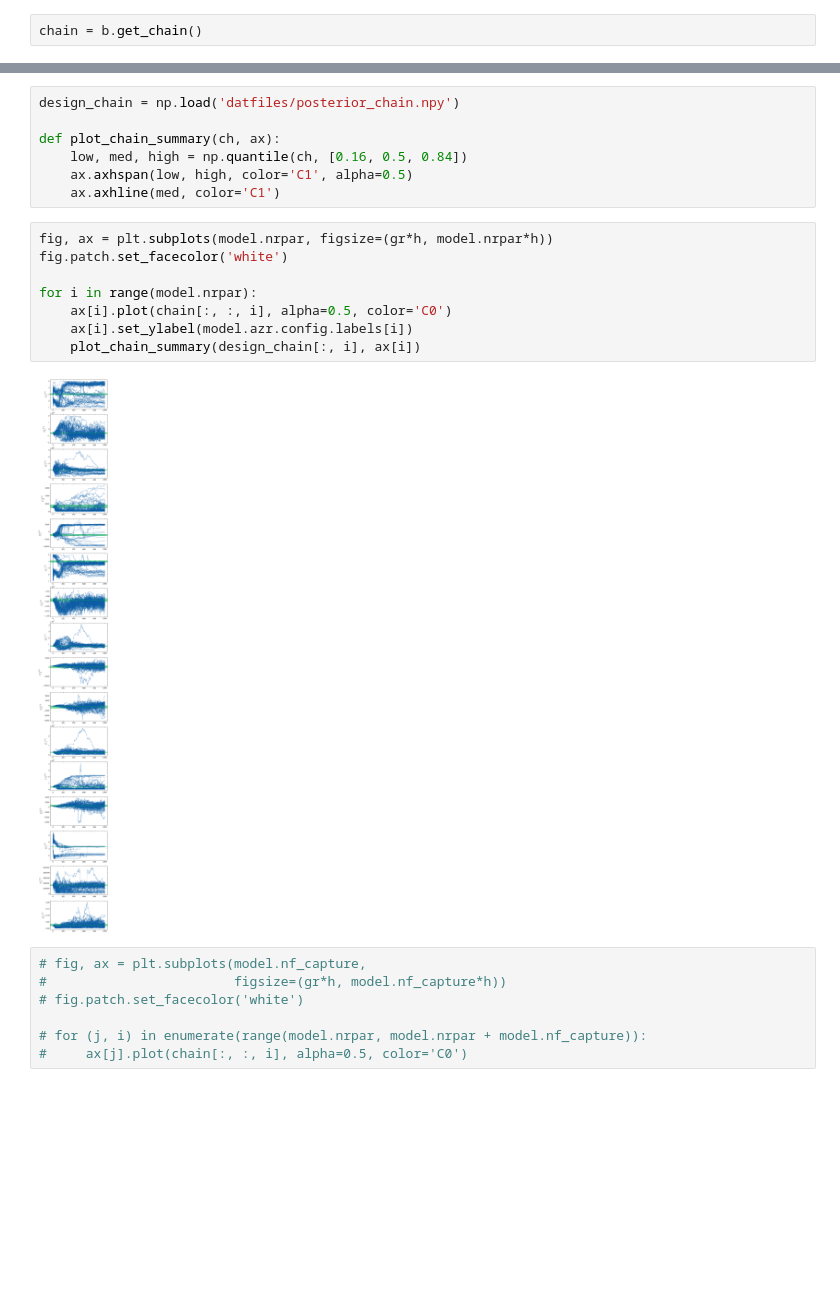
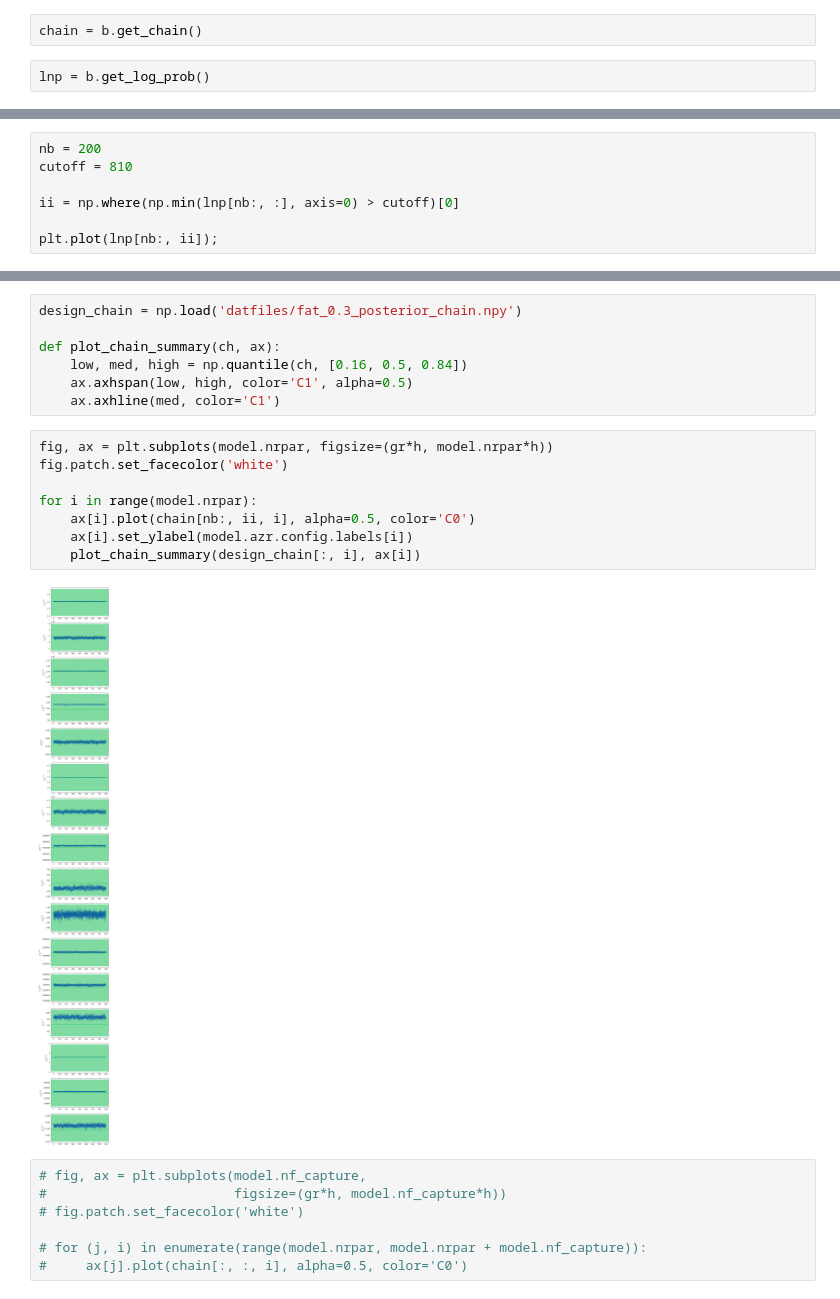
Before and after one commit to odell/r-matrix-emulation, a Jupyter notebook: 3he4he/Analyze.ipynb, the cells around one changed output, grey strips where cells are left out. Cells and saved outputs as stored; diff of their text form; blank space fills up the shorter version.

```diff
--- a/3he4he/Analyze.ipynb
+++ b/3he4he/Analyze.ipynb
@@ -39,3 +39,5 @@ emu._info['pc'].shape
 (500, 95)
 # %%
 chain = b.get_chain()
+# %%
+lnp = b.get_log_prob()
@@ -41,0 +63,7 @@ chain = b.get_chain()
+# %%
+nb = 200
+cutoff = 810
+
+ii = np.where(np.min(lnp[nb:, :], axis=0) > cutoff)[0]
+
+plt.plot(lnp[nb:, ii]);
@@ -42,5 +72,5 @@ chain = b.get_chain()
 # %%
-design_chain = np.load('datfiles/posterior_chain.npy')
+design_chain = np.load('datfiles/fat_0.3_posterior_chain.npy')
 
 def plot_chain_summary(ch, ax):
     low, med, high = np.quantile(ch, [0.16, 0.5, 0.84])
@@ -49,13 +79,13 @@ def plot_chain_summary(ch, ax):
 # %%
 fig, ax = plt.subplots(model.nrpar, figsize=(gr*h, model.nrpar*h))
 fig.patch.set_facecolor('white')
 
 for i in range(model.nrpar):
-    ax[i].plot(chain[:, :, i], alpha=0.5, color='C0')
+    ax[i].plot(chain[nb:, ii, i], alpha=0.5, color='C0')
     ax[i].set_ylabel(model.azr.config.labels[i])
     plot_chain_summary(design_chain[:, i], ax[i])
 # %% [output]
-[figure, old version]
+[figure, new version]
 # %%
 # fig, ax = plt.subplots(model.nf_capture,
 #                        figsize=(gr*h, model.nf_capture*h))
```
Also changed, not shown: parts of 20 cells of this notebook, 5 other files.
